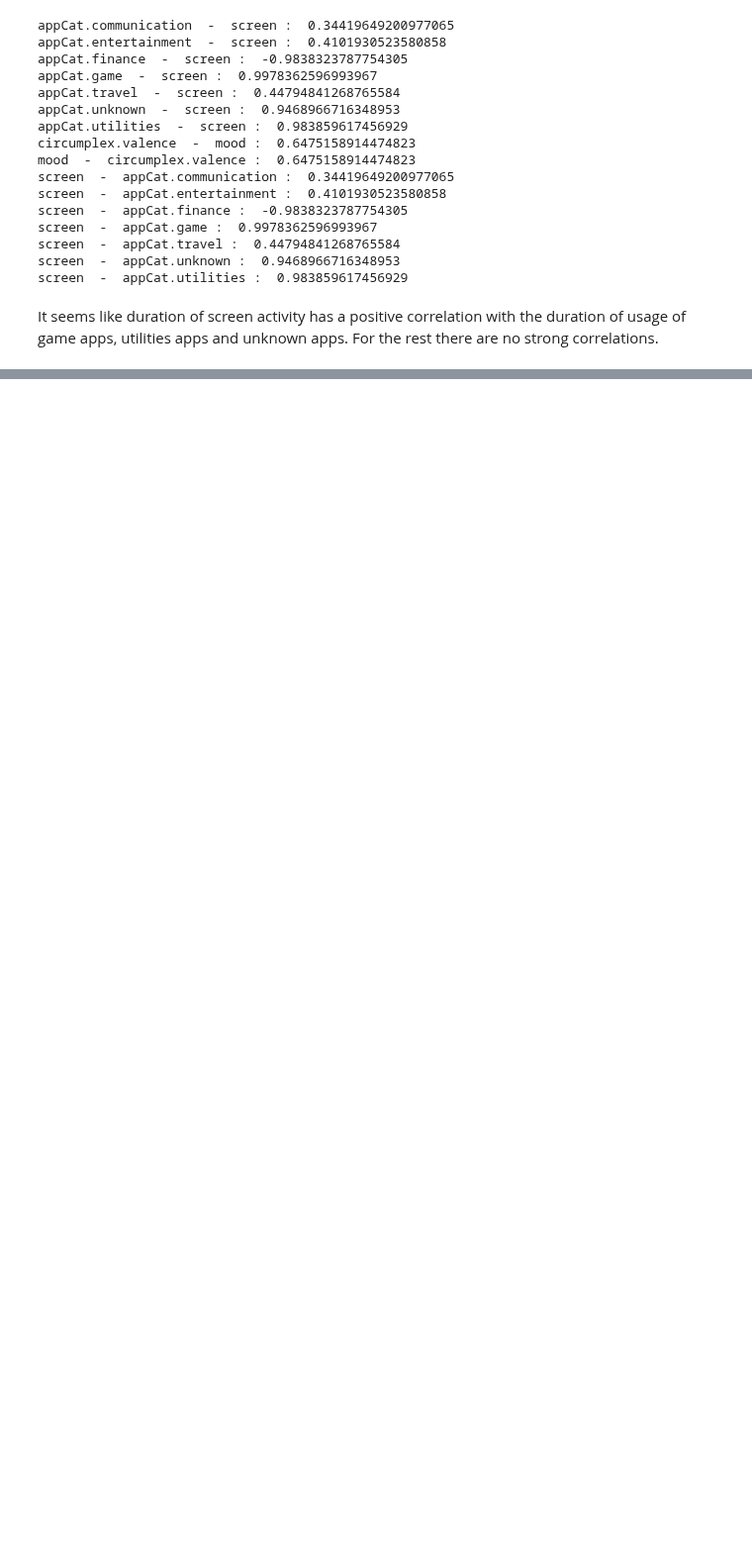
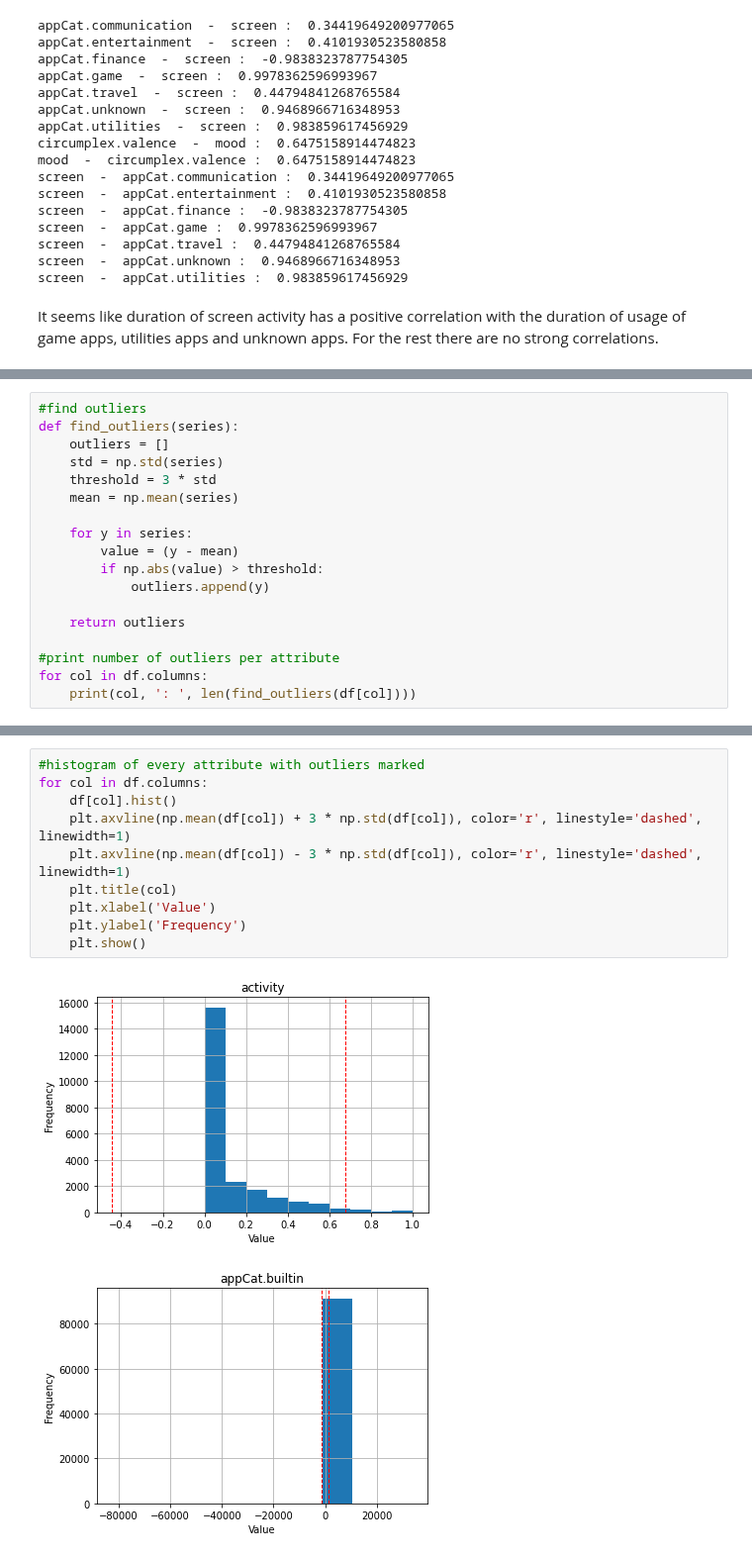
Before and after one commit to QST23/course_dmt, a Jupyter notebook: ass1/data_preparation.ipynb, the cells around one changed output, grey strips where cells are left out. Shown at 99% size. Drawn from its saved outputs; the diff is of its cells as text; blank space fills up the shorter version.

Commit message:
outliers found

```diff
--- a/ass1/data_preparation.ipynb
+++ b/ass1/data_preparation.ipynb
@@ -150,0 +151,18 @@ plt.show()
+# %%
+#find outliers
+def find_outliers(series):
+    outliers = []
+    std = np.std(series)
+    threshold = 3 * std
+    mean = np.mean(series)
+
+    for y in series:
+        value = (y - mean)
+        if np.abs(value) > threshold:
+            outliers.append(y)
+
+    return outliers
+
+#print number of outliers per attribute
+for col in df.columns:
+    print(col, ': ', len(find_outliers(df[col])))
@@ -150,0 +189,13 @@ plt.show()
+# %%
+#histogram of every attribute with outliers marked
+for col in df.columns:
+    df[col].hist()
+    plt.axvline(np.mean(df[col]) + 3 * np.std(df[col]), color='r', linestyle='dashed', linewidth=1)
+    plt.axvline(np.mean(df[col]) - 3 * np.std(df[col]), color='r', linestyle='dashed', linewidth=1)
+    plt.title(col)
+    plt.xlabel('Value')
+    plt.ylabel('Frequency')
+    plt.show()
+# %% [output]
+[figure, added]
+[figure, added]
```
Also changed, not shown: parts of 8 cells of this notebook, 1 other file.
